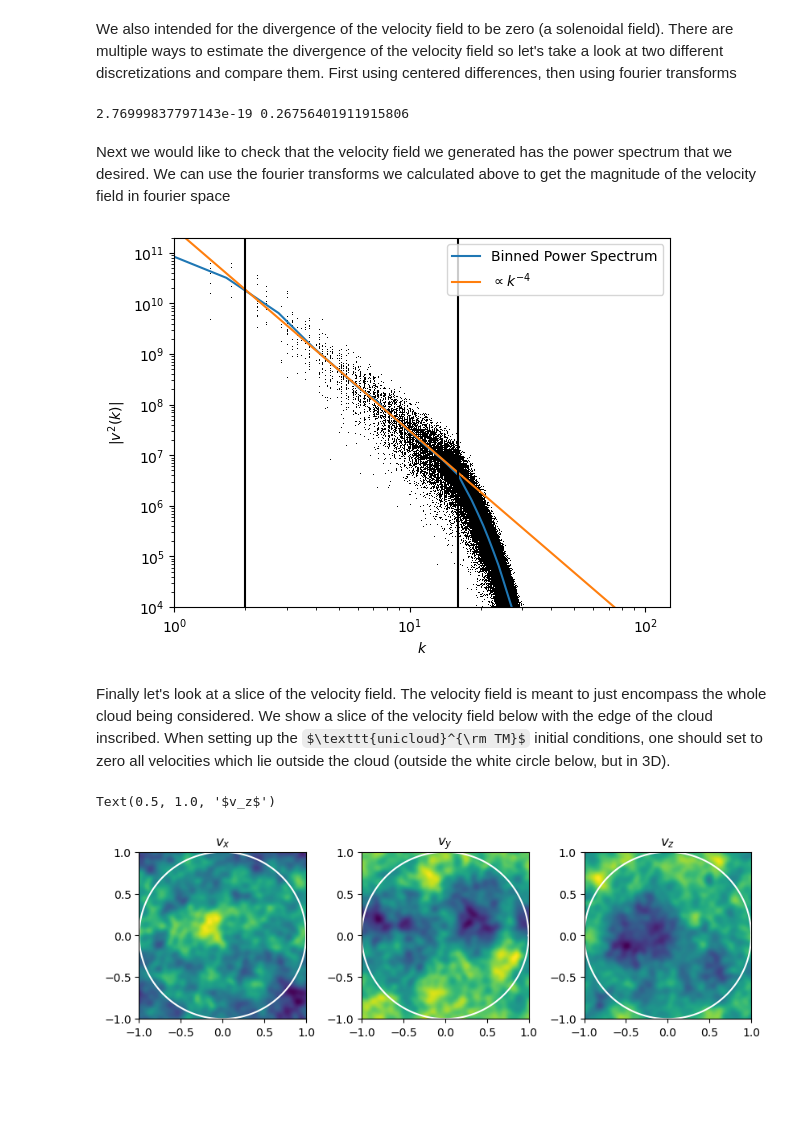
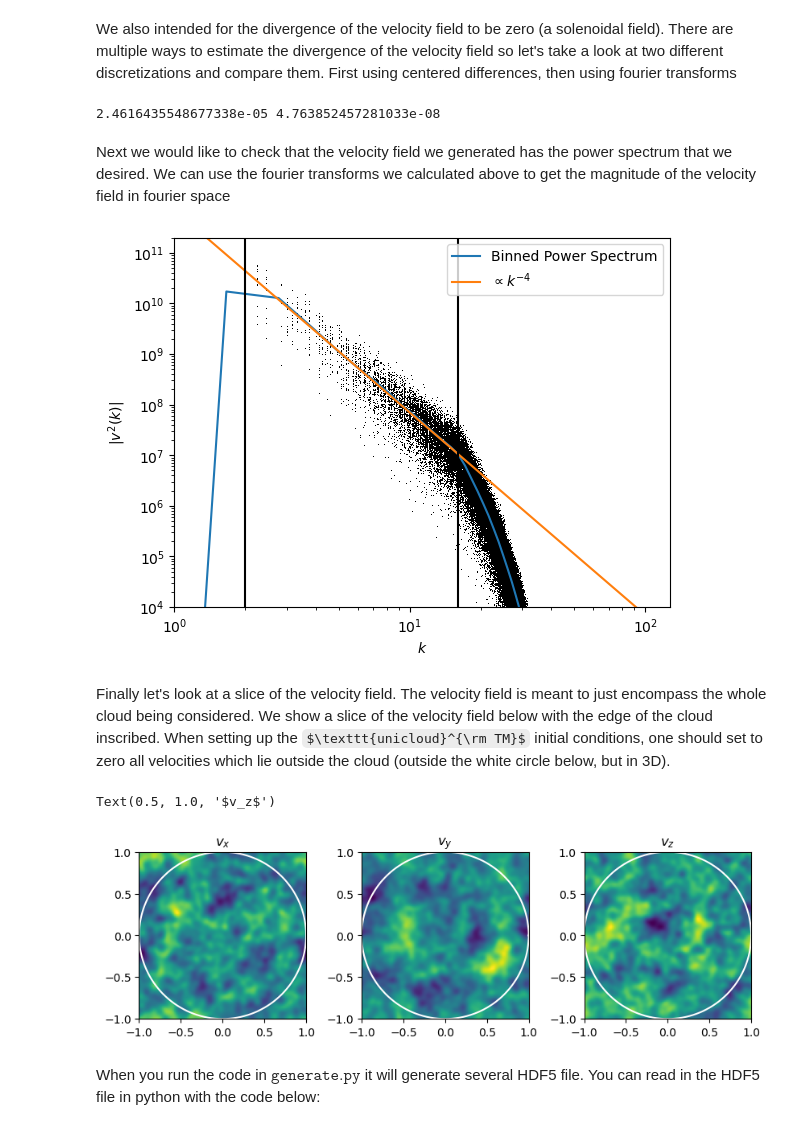
Before and after one commit to ltlancas/unicloud_turb, a Jupyter notebook: generate.ipynb, the cells around one changed output. Cells and saved outputs as stored; diff of their text form; code cells hidden in the pictures; some formulas as TeX source; blank space fills up the shorter version.

```diff
--- a/generate.ipynb
+++ b/generate.ipynb
@@ -18,5 +18,5 @@ kmax = 16
 seed = 18071853
 
 
-(vx,vy,vz) = init_velocity_field_curl(sigma, kspec, kmin, kmax, N, seed=seed)
+(vx,vy,vz) = init_velocity_field_proj(sigma, kspec, kmin, kmax, N, seed=seed)
 # %% [markdown]
@@ -51,37 +51,37 @@ divv_ft = np.fft.ifftn(divv_k).real
 
 print(np.std(divv_cd), np.std(divv_ft))
 # %% [output]
-2.76999837797143e-19 0.26756401911915806
+2.4616435548677338e-05 4.763852457281033e-08
 # %% [markdown]
 Next we would like to check that the velocity field we generated has the power spectrum that we desired. We can use the fourier transforms we calculated above to get the magnitude of the velocity field in fourier space
 # %%
 # magnitude in fourier space
 magv_k = np.abs(vx_k)**2 + np.abs(vy_k)**2 + np.abs(vz_k)**2
 
 # flatten things for plotting
 Kflat = K.flatten()/(2*np.pi)
 magv_k_flat = magv_k.flatten()
 
 # bin the k-space power spectrum
 (hist_mag, bes) = np.histogram(Kflat, weights=magv_k_flat, bins=100)
 (hist_n, bes) = np.histogram(Kflat, bins=100)
 bcs = 0.5 * (bes[1:] + bes[:-1])
 
 plt.plot(Kflat,magv_k_flat,'k,')
 plt.plot(bcs, hist_mag/hist_n, label="Binned Power Spectrum")
-plt.plot(bcs, 3e11*bcs**(-2*kspec), label=r"$\propto k^{%d}$"%(-2*kspec))
+plt.plot(bcs, 7e11*bcs**(-2*kspec), label=r"$\propto k^{%d}$"%(-2*kspec))
 
 plt.legend()
 plt.xlabel(r"$k$")
 plt.ylabel(r"$|v^2(k)|$")
 plt.axvline(x=kmin,c="k")
 plt.axvline(x=kmax,c="k")
 plt.ylim(1e4,2e11)
 plt.xlim(1,128)
 plt.xscale("log")
 plt.yscale("log")
 # %% [output]
-[figure, old version]
+[figure, new version]
 # %% [markdown]
 Finally let's look at a slice of the velocity field. The velocity field is meant to just encompass the whole cloud being considered. We show a slice of the velocity field below with the edge of the cloud inscribed. When setting up the $\texttt{unicloud}^{\rm TM}$ initial conditions, one should set to zero all velocities which lie outside the cloud (outside the white circle below, but in 3D).
 # %%
@@ -103,4 +103,6 @@ ax2.set_title(r"$v_y$")
 ax3.set_title(r"$v_z$")
 # %% [output]
 Text(0.5, 1.0, '$v_z$')
-[figure, old version]
+[figure, new version]
+# %% [markdown]
+When you run the code in $\texttt{generate.py}$ it will generate several HDF5 file. You can read in the HDF5 file in python with the code below:
```
Also changed, not shown: parts of 5 cells of this notebook.
